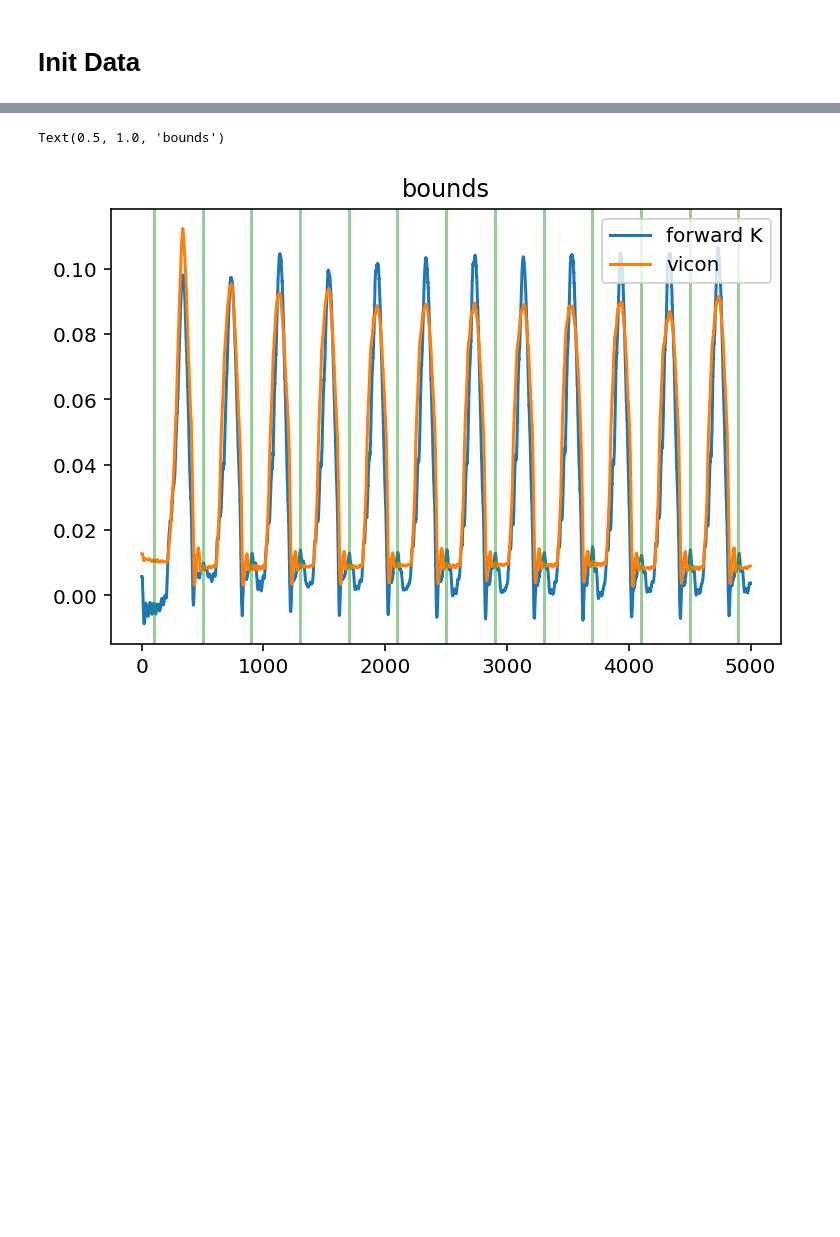
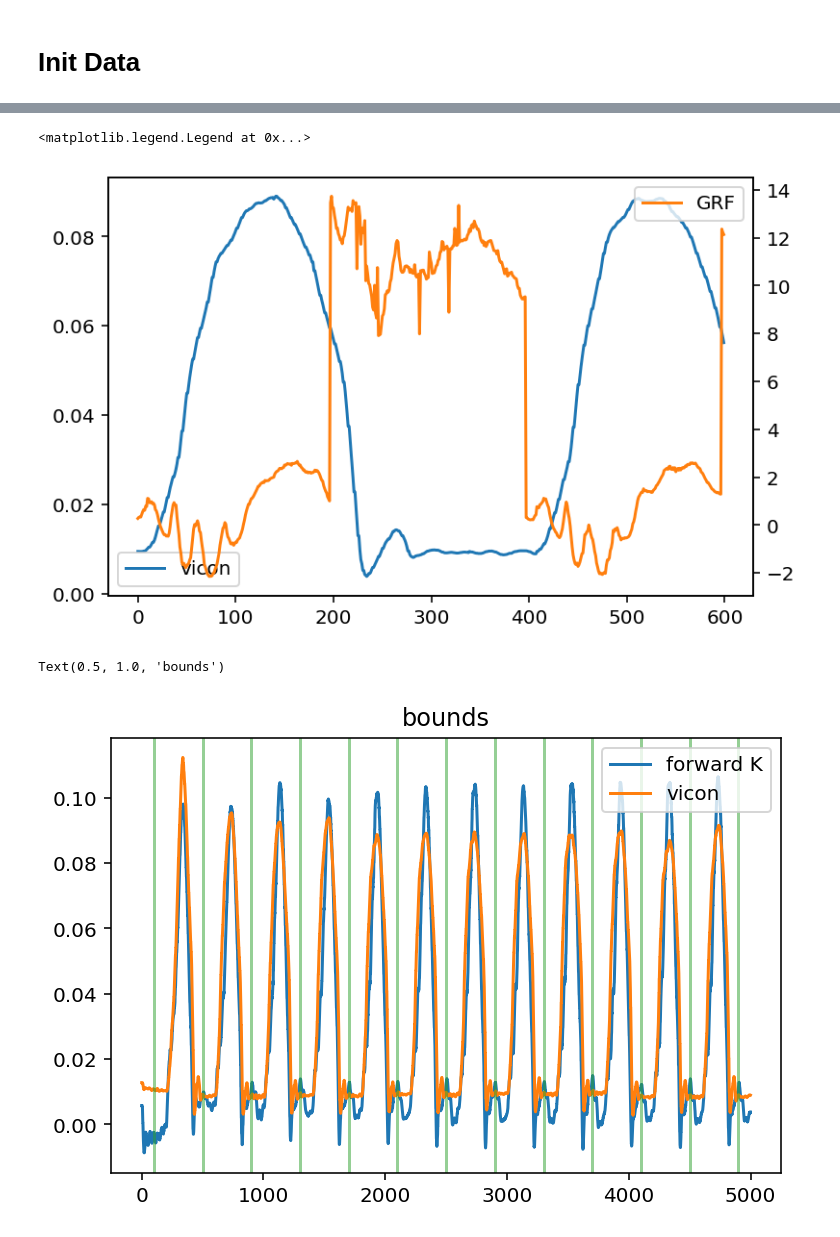
Before and after one commit to caoliheng/contact-detection, a Jupyter notebook: demos/latency.ipynb, the cells around one changed output, grey strips where cells are left out. Cells and saved outputs as stored; diff of their text form; code cells hidden in the pictures; blank space fills up the shorter version.

```diff
--- a/demos/latency.ipynb
+++ b/demos/latency.ipynb
@@ -56,3 +77,15 @@ plt.show()
+# %%
+s = slice(3000, 3600)
+plt.plot(reader_vicon_leg[s, 2], color='C0', label='vicon')
+plt.legend(loc='lower left')
+
+twinx = plt.twinx()
+twinx.plot(calculated_f[s, 2, 2], color='C1', label='GRF')
+
+twinx.legend(loc='upper right')
+# %% [output]
+<matplotlib.legend.Legend at 0x...>
+[figure, added]
 # %%
 cell_slice = slice(0, -1)  # for this cell
 
```
Also changed, not shown: parts of 7 cells of this notebook, 2 other files.
